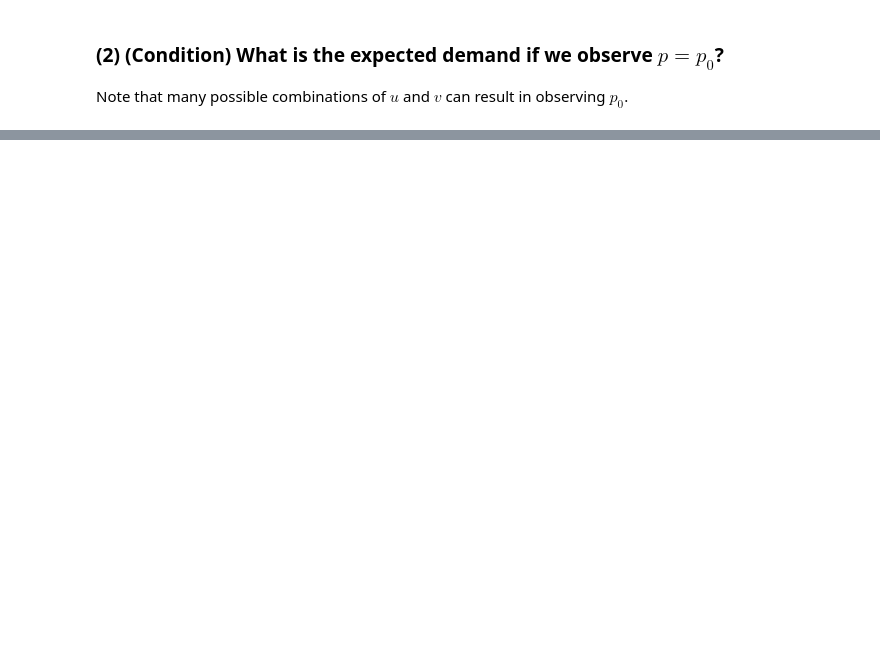
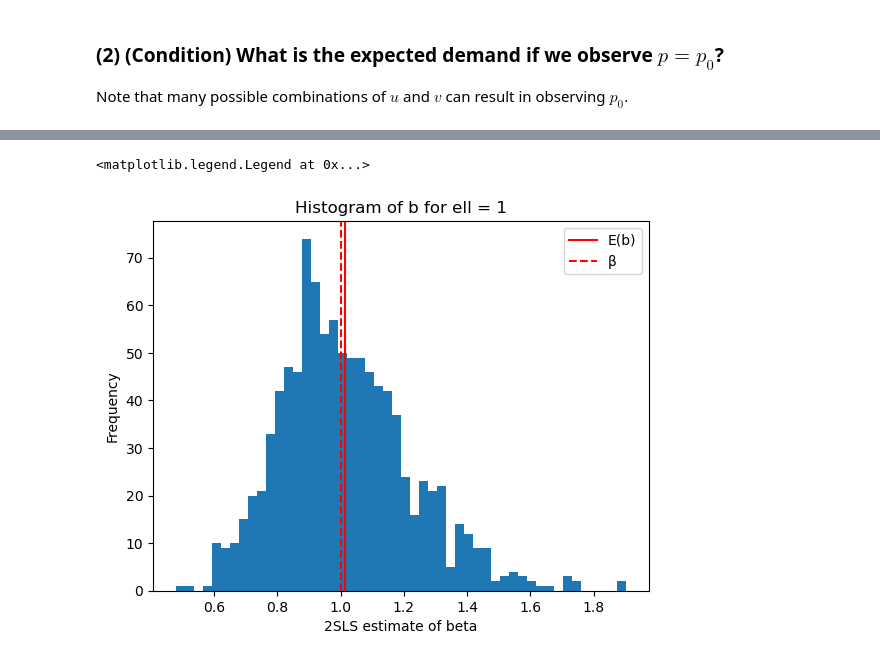
Before and after one commit to eleanor-adachi/ARE212_Materials, a Jupyter notebook: Assignments/assignment2/assignment2_final.ipynb, the cells around one changed output, grey strips where cells are left out. Saved outputs shown, nothing was run; the diff lists cells and outputs as text; code cells hidden in the pictures; blank space fills up the shorter version.

```diff
--- a/Assignments/assignment2/assignment2_final.ipynb
+++ b/Assignments/assignment2/assignment2_final.ipynb
@@ -260,0 +678,24 @@ D_exp
+# %%
+# run seq_simulator N times for beta = 1 and ell = 1
+
+np.random.seed(1234)
+
+beta = 1
+ell = 1
+N = 1000
+results = seq_simulator(N, 10000, beta, ell, seq_dgp)
+# %%
+# histogram for ell = 1
+
+b_avg = results['b'].mean()
+
+plt.hist(results['b'], bins=50)
+plt.axvline(x=b_avg, color='r', label='E(b)')
+plt.axvline(x=beta, color='r', linestyle='--', label='β')
+plt.xlabel('2SLS estimate of beta')
+plt.ylabel('Frequency')
+plt.title('Histogram of b for ell = 1')
+plt.legend()
+# %% [output]
+<matplotlib.legend.Legend at 0x...>
+[figure, added]
```
Also changed, not shown: parts of 32 cells of this notebook.
